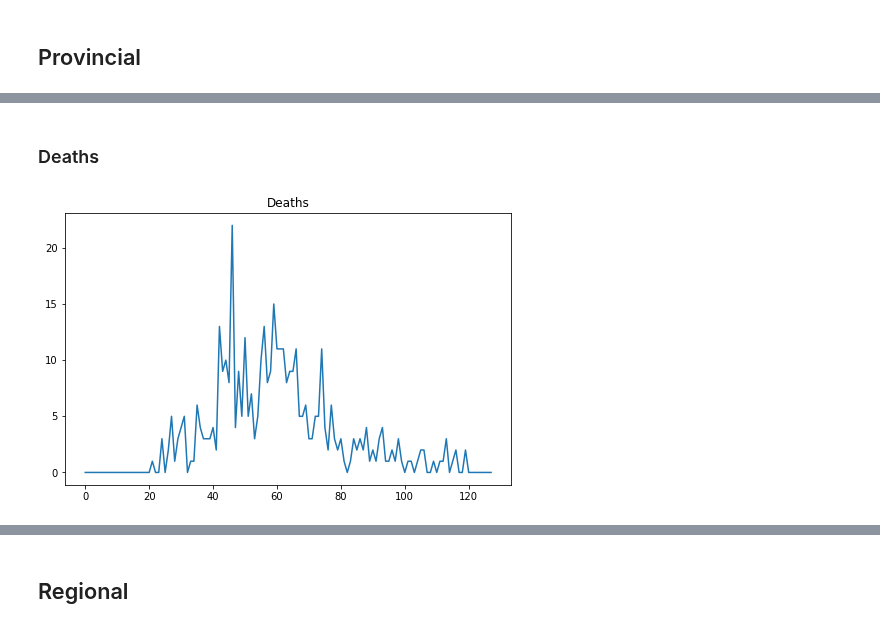
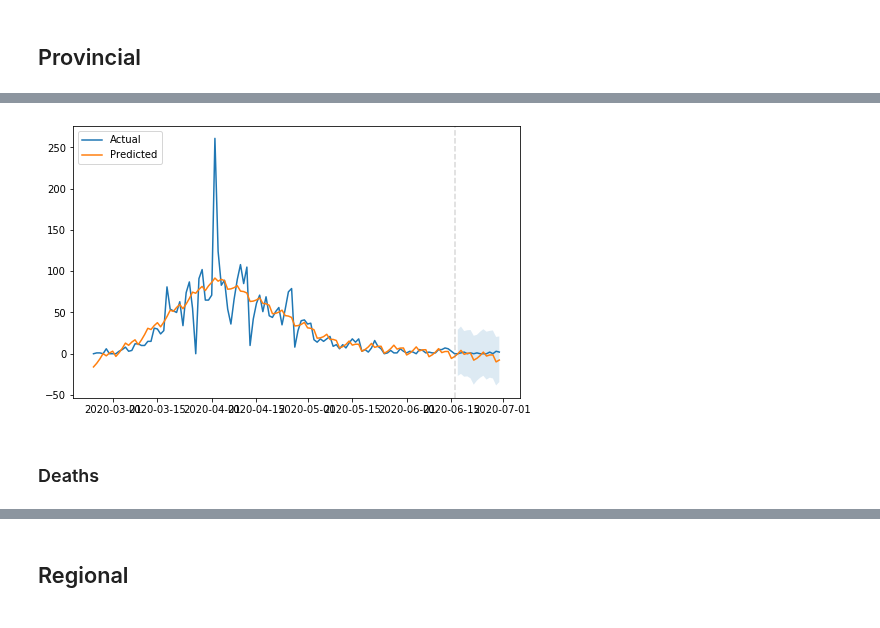
Before and after one commit to nicoloverardo/master-degree-thesis, a Jupyter notebook: notebooks/tsprophet.ipynb, the cells around one changed output, grey strips where cells are left out. Cells and saved outputs as stored; diff of their text form; code cells hidden in the pictures.

```diff
--- a/notebooks/tsprophet.ipynb
+++ b/notebooks/tsprophet.ipynb
@@ -176,3 +89,7 @@ plt.show()
+# %%
+pm.plot()
+# %% [output]
+[figure, added]
 # %% [markdown]
 ### Deaths
 # %%
@@ -187,6 +99,0 @@ df.reset_index(inplace=True, drop=True)
-# %%
-df['y'].plot(figsize=(8,5))
-plt.title(compart)
-plt.show()
-# %% [output]
-[figure, removed]
```
Also changed, not shown: parts of 57 cells of this notebook, 1 other file.
